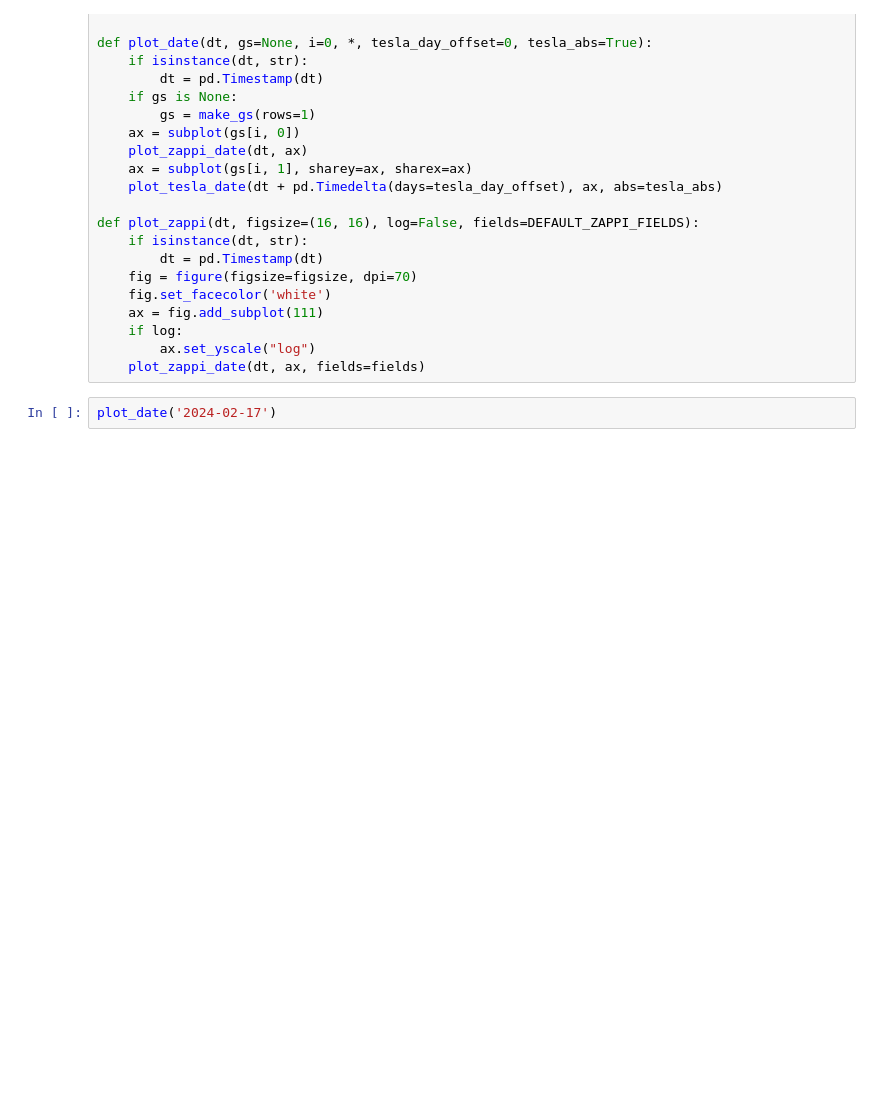
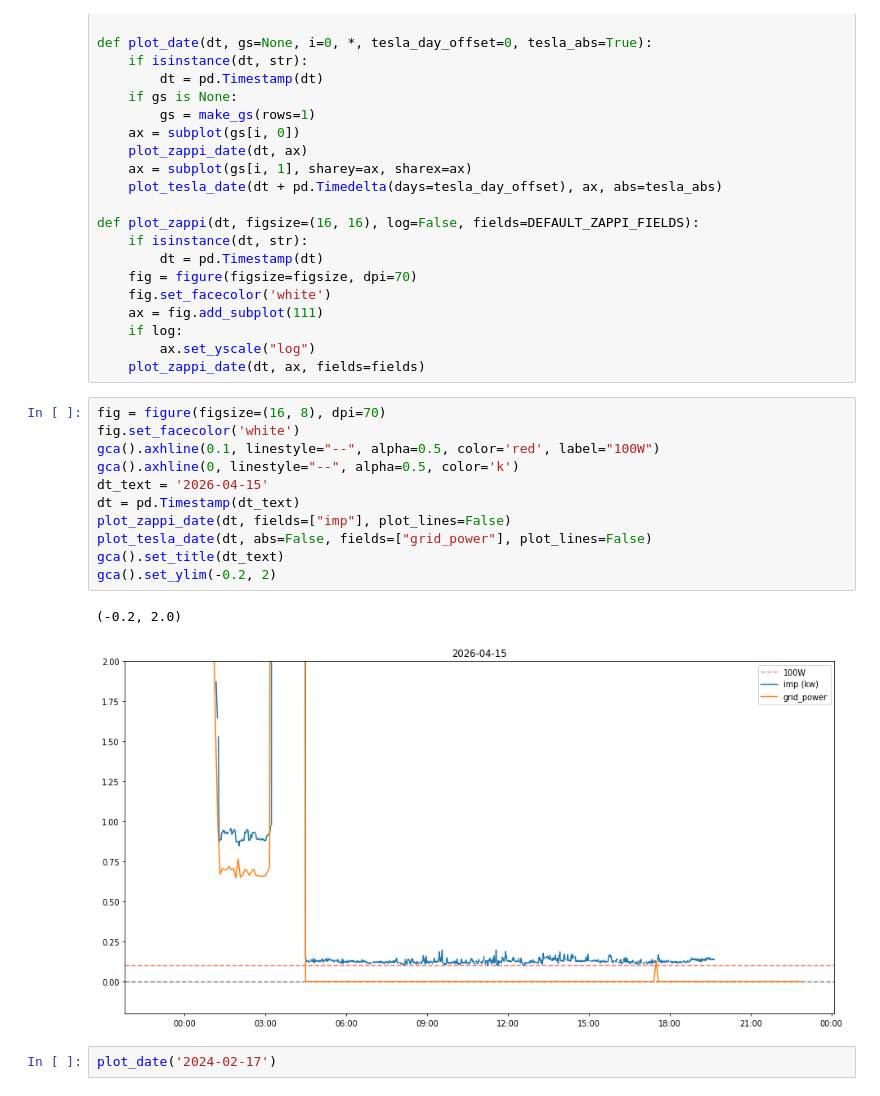
Before and after one commit to cjw296/energy, a Jupyter notebook: for-myenergi.ipynb, the cells around one changed output. Saved outputs shown, nothing was run; the diff lists cells and outputs as text; blank space fills up the shorter version.

```diff
--- a/for-myenergi.ipynb
+++ b/for-myenergi.ipynb
@@ -87,6 +90,20 @@ def plot_zappi(dt, figsize=(16, 16), log=False, fields=DEFAULT_ZAPPI_FIELDS):
     if log:
         ax.set_yscale("log")
     plot_zappi_date(dt, ax, fields=fields)
+# %%
+fig = figure(figsize=(16, 8), dpi=70)
+fig.set_facecolor('white')
+gca().axhline(0.1, linestyle="--", alpha=0.5, color='red', label="100W")
+gca().axhline(0, linestyle="--", alpha=0.5, color='k')
+dt_text = '2026-04-15'
+dt = pd.Timestamp(dt_text)
+plot_zappi_date(dt, fields=["imp"], plot_lines=False)
+plot_tesla_date(dt, abs=False, fields=["grid_power"], plot_lines=False)
+gca().set_title(dt_text)
+gca().set_ylim(-0.2, 2)
+# %% [output]
+(-0.2, 2.0)
+[figure, new version]
 # %%
 plot_date('2024-02-17')
 # %% [output]
```
Also changed, not shown: parts of 4 cells of this notebook.
